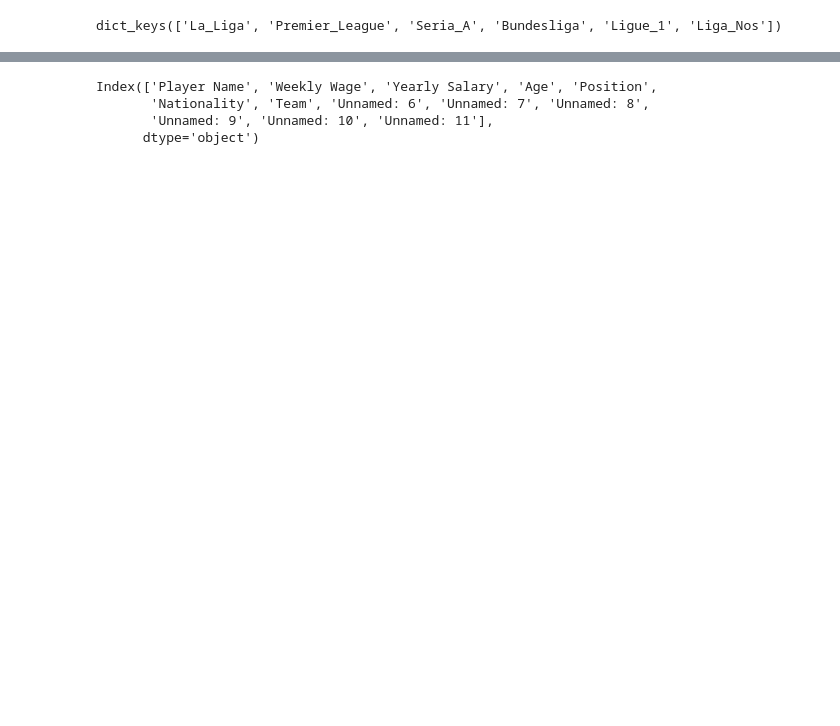
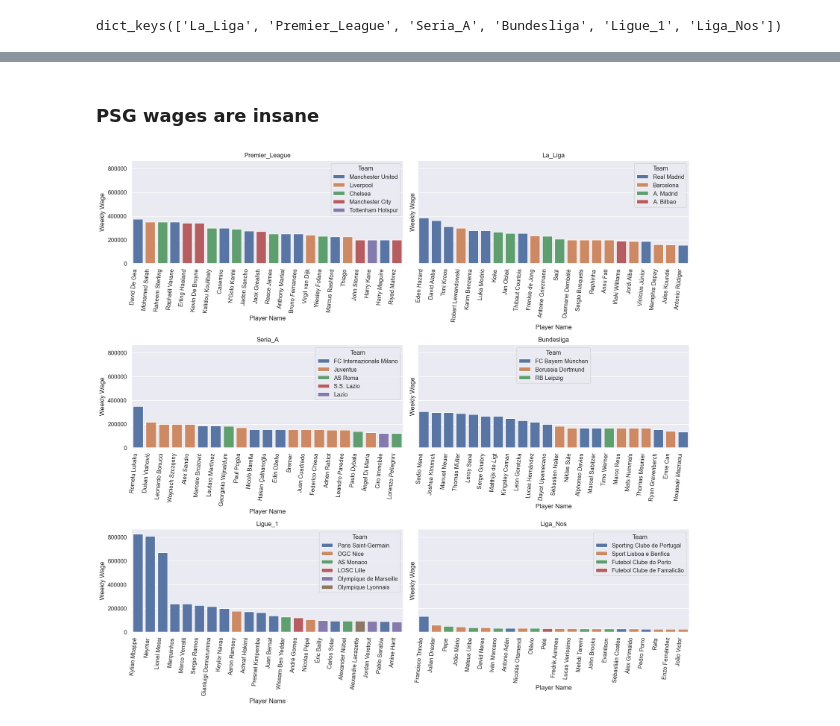
Before and after one commit to Macosso/FootballWages, a Jupyter notebook: Exploratory Analysis Of Footbal Wages.ipynb, the cells around one changed output, grey strips where cells are left out. Drawn from its saved outputs; the diff is of its cells as text; code cells hidden in the pictures; blank space fills up the shorter version.

Commit message:
Wages Overview

```diff
--- a/Exploratory Analysis Of Footbal Wages.ipynb
+++ b/Exploratory Analysis Of Footbal Wages.ipynb
@@ -14,8 +15,12 @@ leagues = ["La_Liga", "Premier_League",
            "Seria_A", "Bundesliga",
            "Ligue_1", "Liga_Nos"]
 LeaguesDict = {}
+LeagueDictFull = {}
 for i in leagues:
     LeaguesDict[i] = Scrape_Wage(i)
+    LeagueDictFull[i] = LeaguesDict[i]['Player Name', 'Weekly Wage',
+                                       'Yearly Salary', 'Age',
+                                       'Position','Nationality']
     LeaguesDict[i] = LeaguesDict[i].sort_values('Weekly Wage',
                                                 ascending = False)
     LeaguesDict[i] = LeaguesDict[i].groupby("Team").nth([i for i in range(11)]
@@ -48,6 +37,6 @@ Vitória Sport Clube
 # %%
-for j in leagues:
-    print("")
-    print(j)
-    print(LeaguesDict[j])
-    print("")
+# for j in leagues:
+#     print("")
+#     print(j)
+#     print(LeaguesDict[j].head(5))
+#     print("")
@@ -131,7 +79,26 @@ Ligue_1[Ligue_1["Team"] == "Paris Saint-Germain"][['Player Name', 'Weekly Wage',
-# %%
-Ligue_1.columns
-# %% [output]
-Index(['Player Name', 'Weekly Wage', 'Yearly Salary', 'Age', 'Position',
-       'Nationality', 'Team', 'Unnamed: 6', 'Unnamed: 7', 'Unnamed: 8',
-       'Unnamed: 9', 'Unnamed: 10', 'Unnamed: 11'],
-      dtype='object')
+# %% [markdown]
+### PSG wages are insane
+# %%
+leagues = ["Premier_League", "La_Liga",
+           "Seria_A", "Bundesliga",
+           "Ligue_1", "Liga_Nos"]
+
+plt.rcParams.update({'figure.figsize':(16,15), 'figure.dpi':130})
+fig, axes = plt.subplots(nrows = 3, ncols = 2, sharey=True, squeeze=False)
+
+for d, i, j in zip(leagues, [0, 0, 1, 1, 2, 2], [0, 1, 0, 1, 0, 1]):
+    df = LeagueDictFull[d].sort_values('Weekly Wage', ascending = 0).iloc[0:22]
+    # sns.set(rc={'figure.figsize':(10.7,6.27)})
+
+    axes[i, j].set_title(d)
+    sns.barplot(x='Player Name', y='Weekly Wage',
+                          data=df, hue='Team', dodge=False,
+                         ax = axes[i,j])
+    axes[i,j].set_xticklabels(axes[i,j].get_xticklabels(),
+                              rotation=85,
+                              horizontalalignment='right')
+
+
+plt.tight_layout()
+# %% [output]
+[figure, added]
```
Also changed, not shown: parts of 12 cells of this notebook, 2 other files.
